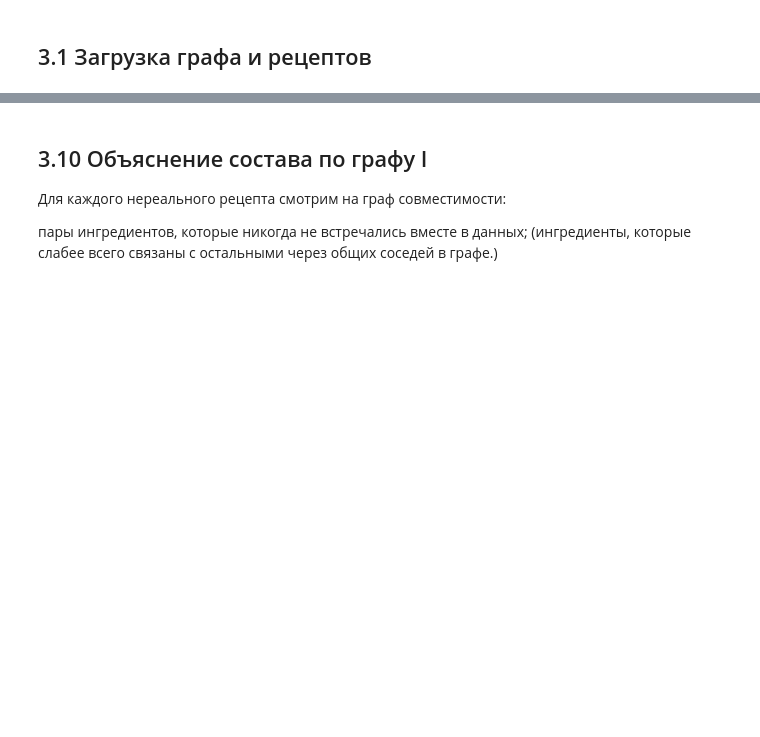
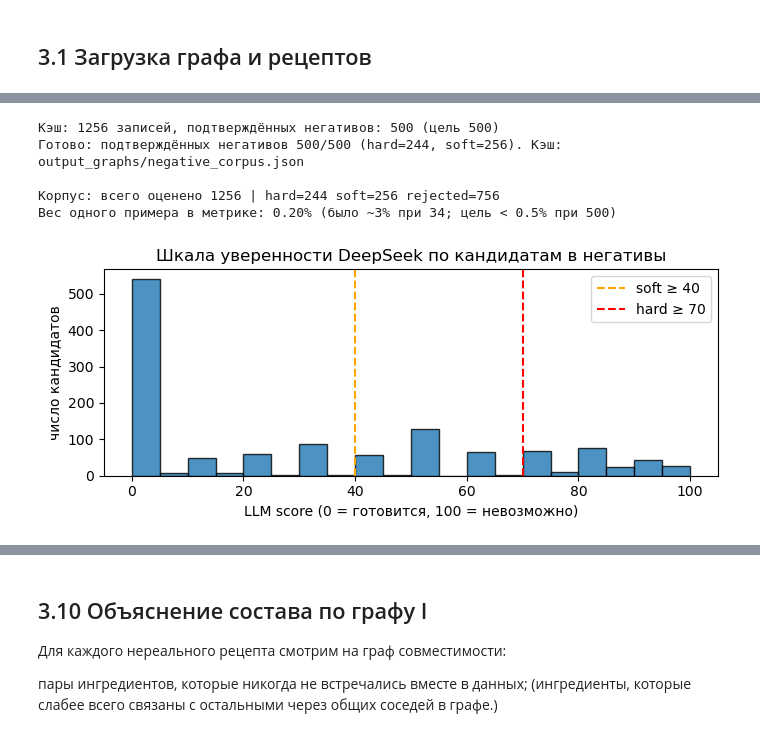
Before and after one commit to Valeriia-Reznik-Dev/recipe-ingredient-graphs-2026, a Jupyter notebook: 03_dish_validity_prediction.ipynb, the cells around one changed output, grey strips where cells are left out. Cells and saved outputs as stored; diff of their text form; code cells hidden in the pictures; blank space fills up the shorter version.

```diff
--- a/03_dish_validity_prediction.ipynb
+++ b/03_dish_validity_prediction.ipynb
@@ -61,19 +51,19 @@ importlib.reload(ingredient_ru)
 from ingredient_ru import preload_pool
 ingredient_ru._RUNTIME_RU.clear()
 n_tr = preload_pool(ing_set)
-print(f'Ингредиентов в графе: {len(ing_set):,}  (переведено: {n_tr:,})')
+print(f'Ингредиентов в графе: {len(ing_set):,} (переведено: {n_tr:,})')
 
 df = pd.read_csv(DATA, nrows=8000, usecols=['NER'])
 
 recipes = []
 for s in df['NER']:
-    try:
-        ings = [str(x).strip().lower() for x in ast.literal_eval(s) if isinstance(x, str)]
-        ings = [x for x in ings if x in ing_set]
-        if len(ings) >= 3:
-            recipes.append(ings)
-    except Exception:
-        pass
+ try:
+ ings = [str(x).strip().lower() for x in ast.literal_eval(s) if isinstance(x, str)]
+ ings = filter_ingredients(x for x in ings if x in ing_set)
+ if len(ings) >= 3:
+ recipes.append(ings)
+ except Exception:
+ pass
 
 print(f'Рецептов: {len(recipes):,}')
 # %% [output]
@@ -140,0 +462,55 @@ weighted avg       0.96      0.96      0.96      3123
+# %%
+# === Блок C-1: наращивание корпуса негативов до 500 ===
+import importlib
+import recipe_negatives
+importlib.reload(recipe_negatives)
+from recipe_negatives import build_negative_corpus, split_corpus
+
+CORPUS_PATH = OUT / 'negative_corpus.json'
+TARGET_N = 500
+HARD_THR, SOFT_THR = 70.0, 40.0
+
+def model_p_real(rec_list):
+ """P(реальный) от ингредиентного LogReg (§3.3) — для конфликт-майнинга."""
+ return clf.predict_proba(features(rec_list, I_train))[:, 1]
+
+corpus, sp = build_negative_corpus(
+ recipes_tr, I_train, ing_set,
+ target_n=TARGET_N,
+ api_key=API_KEY, # None -> только чтение кэша, без трат токенов
+ cache_path=CORPUS_PATH,
+ model_score_fn=model_p_real,
+ ru_fn=ru,
+ hard_thr=HARD_THR, soft_thr=SOFT_THR,
+ seed=SEED,
+)
+
+n_conf = len(sp['hard']) + len(sp['soft'])
+print(f"\nКорпус: всего оценено {len(corpus)} | hard={len(sp['hard'])} "
+ f"soft={len(sp['soft'])} rejected={len(sp['rejected'])}")
+if n_conf:
+ print(f"Вес одного примера в метрике: {100 / n_conf:.2f}% "
+ f"(было ~3% при 34; цель < 0.5% при 500)")
+
+if corpus:
+ llm_scores = np.array([r['llm_score'] for r in corpus if r['llm_score'] is not None])
+ fig, ax = plt.subplots(figsize=(7, 3))
+ ax.hist(llm_scores, bins=20, edgecolor='k', alpha=0.8)
+ ax.axvline(SOFT_THR, color='orange', ls='--', label=f'soft ≥ {SOFT_THR:.0f}')
+ ax.axvline(HARD_THR, color='red', ls='--', label=f'hard ≥ {HARD_THR:.0f}')
+ ax.set_xlabel('LLM score (0 = готовится, 100 = невозможно)')
+ ax.set_ylabel('число кандидатов')
+ ax.set_title('Шкала уверенности DeepSeek по кандидатам в негативы')
+ ax.legend()
+ plt.tight_layout()
+ plt.savefig(OUT / 'negative_corpus_scores.png', dpi=120)
+ plt.show()
+else:
+ print('Кэш пуст: задайте DEEPSEEK_API_KEY и перезапустите ячейку.')
+# %% [output]
+Кэш: 1256 записей, подтверждённых негативов: 500 (цель 500)
+Готово: подтверждённых негативов 500/500 (hard=244, soft=256). Кэш: output_graphs/negative_corpus.json
+
+Корпус: всего оценено 1256 | hard=244 soft=256 rejected=756
+Вес одного примера в метрике: 0.20% (было ~3% при 34; цель < 0.5% при 500)
+[figure, added]
```
Also changed, not shown: parts of 50 cells of this notebook, 17 other files.
